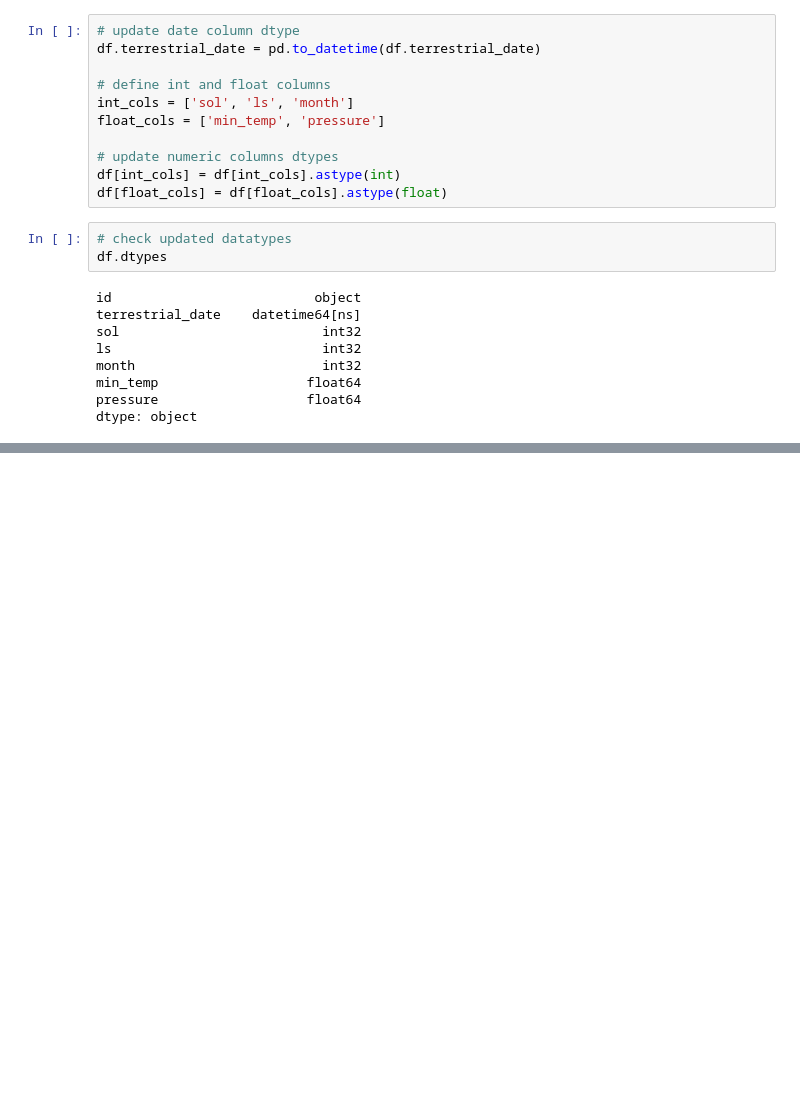
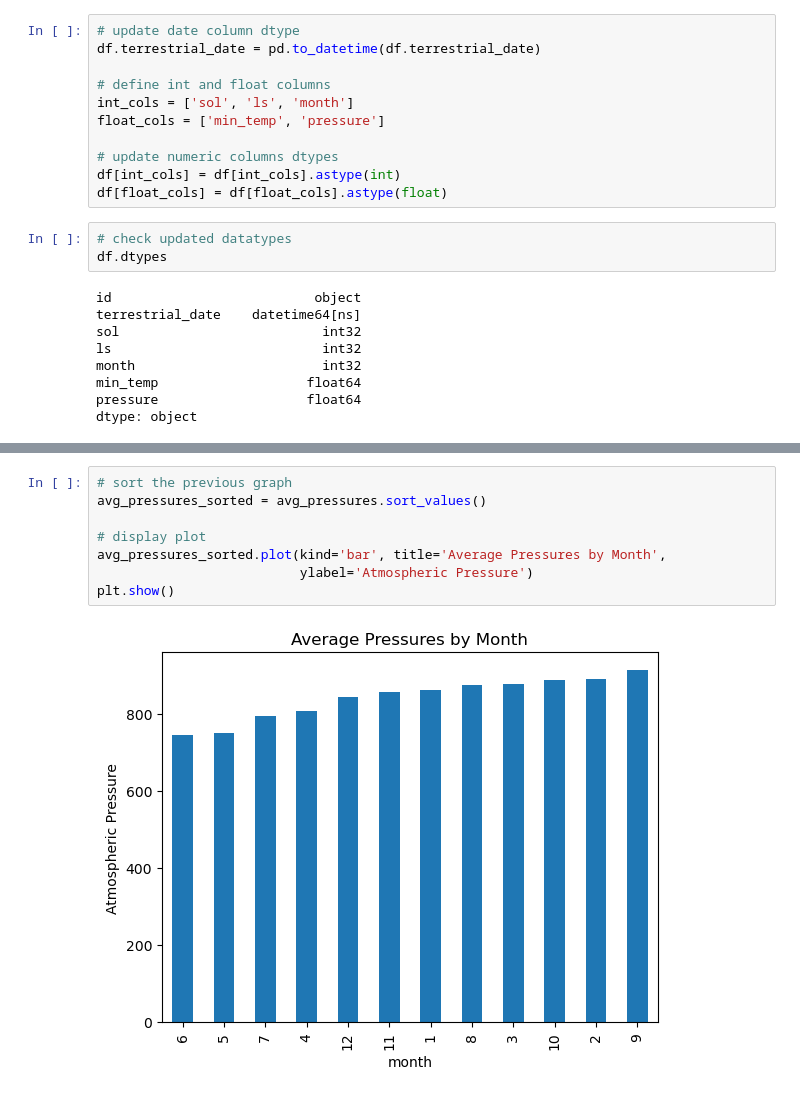
Before and after one commit to brianna-mitri/web-scraping-challenge, a Jupyter notebook: part_2_mars_weather.ipynb, the cells around one changed output, grey strips where cells are left out. Saved outputs shown, nothing was run; the diff lists cells and outputs as text; blank space fills up the shorter version.

```diff
--- a/part_2_mars_weather.ipynb
+++ b/part_2_mars_weather.ipynb
@@ -150,0 +259,10 @@ dtype: object
+# %%
+# sort the previous graph
+avg_pressures_sorted = avg_pressures.sort_values()
+
+# display plot
+avg_pressures_sorted.plot(kind='bar', title='Average Pressures by Month',
+                          ylabel='Atmospheric Pressure')
+plt.show()
+# %% [output]
+[figure, added]
```
Also changed, not shown: parts of 16 cells of this notebook.
